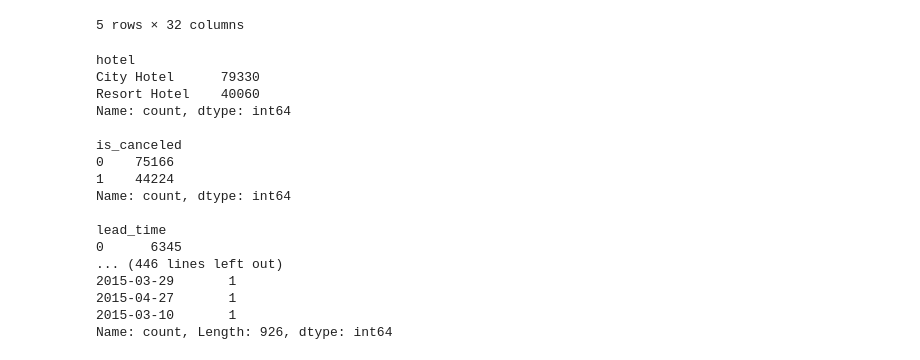
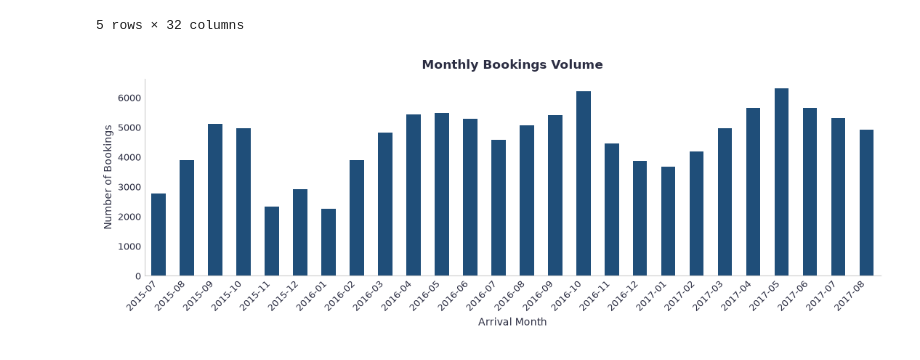
Before and after one commit to kaljumae/ids-hotel, a Jupyter notebook: notebook.ipynb, the cells around one changed output. Saved outputs shown, nothing was run; the diff lists cells and outputs as text; code cells hidden in the pictures.

Commit message:
Finish data exploration, add feature selection and time-based train/val/test split

```diff
--- a/notebook.ipynb
+++ b/notebook.ipynb
@@ -13,24 +304,28 @@ Shape: (119390, 32)
 | 3 | Resort Hotel | 0 | 13 | 2015 | July | 27 | ... |
 | 4 | Resort Hotel | 0 | 14 | 2015 | July | 27 | ... |
 5 rows × 32 columns
-# %%
-# Count different values in each column
-for col in df.columns: print(df[col].value_counts(dropna=False), "\n")
-# %% [output]
-hotel
-City Hotel      79330
-Resort Hotel    40060
-Name: count, dtype: int64
-
-is_canceled
-0    75166
-1    44224
-Name: count, dtype: int64
-
-lead_time
-0      6345
-... (446 lines left out)
-2015-03-29       1
-2015-04-27       1
-2015-03-10       1
-Name: count, Length: 926, dtype: int64
+# %%
+# Parse arrival date
+df["arrival_date"] = pd.to_datetime(
+    df["arrival_date_year"].astype(str)
+    + "-"
+    + df["arrival_date_month"].astype(str)
+    + "-"
+    + df["arrival_date_day_of_month"].astype(str),
+    format="%Y-%B-%d",
+)
+# %%
+# Monthly booking volume
+counts = df.set_index("arrival_date").resample("MS").size()
+counts.index = counts.index.strftime("%Y-%m")
+
+fig, ax = create_figure(figsize=(11, 4))
+counts.plot(kind="bar", ax=ax, color=Theme.PRIMARY, grid=False)
+ax.set_title("Monthly Bookings Volume")
+ax.set_xlabel("Arrival Month")
+ax.set_ylabel("Number of Bookings")
+plt.xticks(rotation=45, ha="right")
+plt.tight_layout()
+plt.show()
+# %% [output]
+[figure, added]
```
Also changed, not shown: parts of 21 cells of this notebook, 1 other file.
